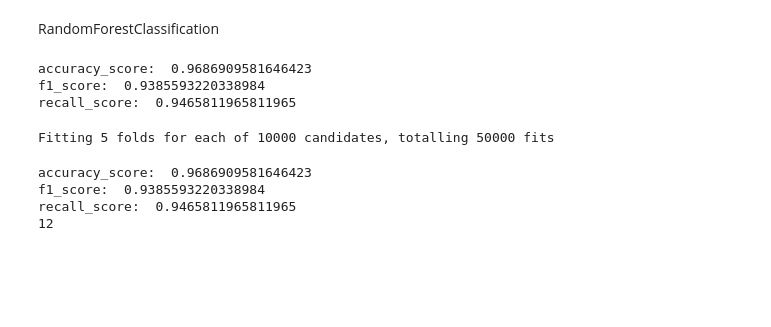
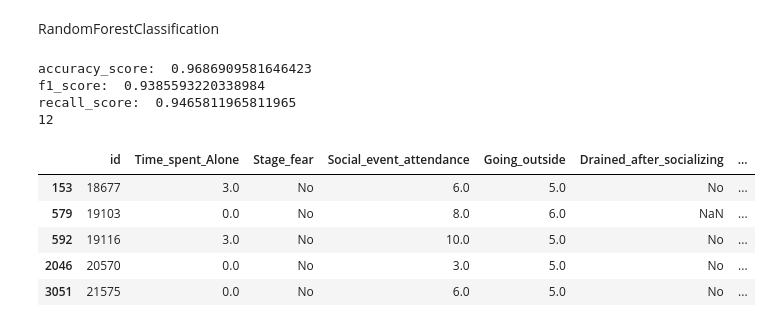
Before and after one commit to Mouryagna/ML, a Jupyter notebook: machineLearning/models/PS-IE.ipynb, the cells around one changed output. Cells and saved outputs as stored; diff of their text form; code cells hidden in the pictures; blank space fills up the shorter version.

```diff
--- a/machineLearning/models/PS-IE.ipynb
+++ b/machineLearning/models/PS-IE.ipynb
@@ -7,7 +7,8 @@ import matplotlib.pyplot as plt
 import seaborn as sns
 # %%
 df=pd.read_csv('../playground-series-s5e7/train.csv')
-df_test=pd.read_csv('../playground-series-s5e7/test.csv')
+test=pd.read_csv('../playground-series-s5e7/test.csv')
+submission_sample=pd.read_csv('../playground-series-s5e7/sample_submission.csv')
 # %%
 df.drop(columns=['id'],inplace=True)
 # %%
@@ -188,25 +189,6 @@ plt.show()
 RandomForestClassification
 # %%
 from sklearn.ensemble import RandomForestClassifier
-# %%
-rfc=RandomForestClassifier(n_estimators=100,
-                           max_depth=5,
-                           max_samples=0.5,
-                           max_features=0.2,
-                           oob_score=True)
-pipe2=Pipeline([
-    ('transformer',transformer),
-    ('Classification',rfc)
-])
-pipe2.fit(x_train,y_train)
-y_pred=pipe2.predict(x_test)
-print("accuracy_score: ",accuracy_score(y_pred,y_test))
-print("f1_score: ",f1_score(y_pred,y_test))
-print("recall_score: ",recall_score(y_pred,y_test))
-# %% [output]
-accuracy_score:  0.9686909581646423
-f1_score:  0.9385593220338984
-recall_score:  0.9465811965811965
 # %%
 from sklearn.model_selection import GridSearchCV
 
@@ -231,11 +213,6 @@ pipe_grid=Pipeline([
     ('classifier',rfc)
 ])
 grid=GridSearchCV(estimator=pipe_grid,param_grid=param_grid,cv=5,scoring='accuracy',n_jobs=-1,verbose=1)
-# %%
-grid.fit(x_train,y_train)
-grid.best_score_,grid.best_params_
-# %% [output]
-Fitting 5 folds for each of 10000 candidates, totalling 50000 fits
 # %%
 rfc=RandomForestClassifier(bootstrap=True,max_depth=9,max_features=1,max_samples=0.5,n_estimators=10,n_jobs=-1,random_state=12)
 pipe_final=Pipeline([
@@ -253,3 +230,12 @@ accuracy_score:  0.9686909581646423
 f1_score:  0.9385593220338984
 recall_score:  0.9465811965811965
 12
+# %%
+test.sample(5)
+# %% [output]
+|  | id | Time_spent_Alone | Stage_fear | Social_event_attendance | Going_outside | Drained_after_socializing | ... |
+| 153 | 18677 | 3.0 | No | 6.0 | 5.0 | No | ... |
+| 579 | 19103 | 0.0 | No | 8.0 | 6.0 | NaN | ... |
+| 592 | 19116 | 3.0 | No | 10.0 | 5.0 | No | ... |
+| 2046 | 20570 | 0.0 | No | 3.0 | 5.0 | No | ... |
+| 3051 | 21575 | 0.0 | No | 6.0 | 5.0 | No | ... |
```
Also changed, not shown: parts of 8 cells of this notebook, 3 other files.
